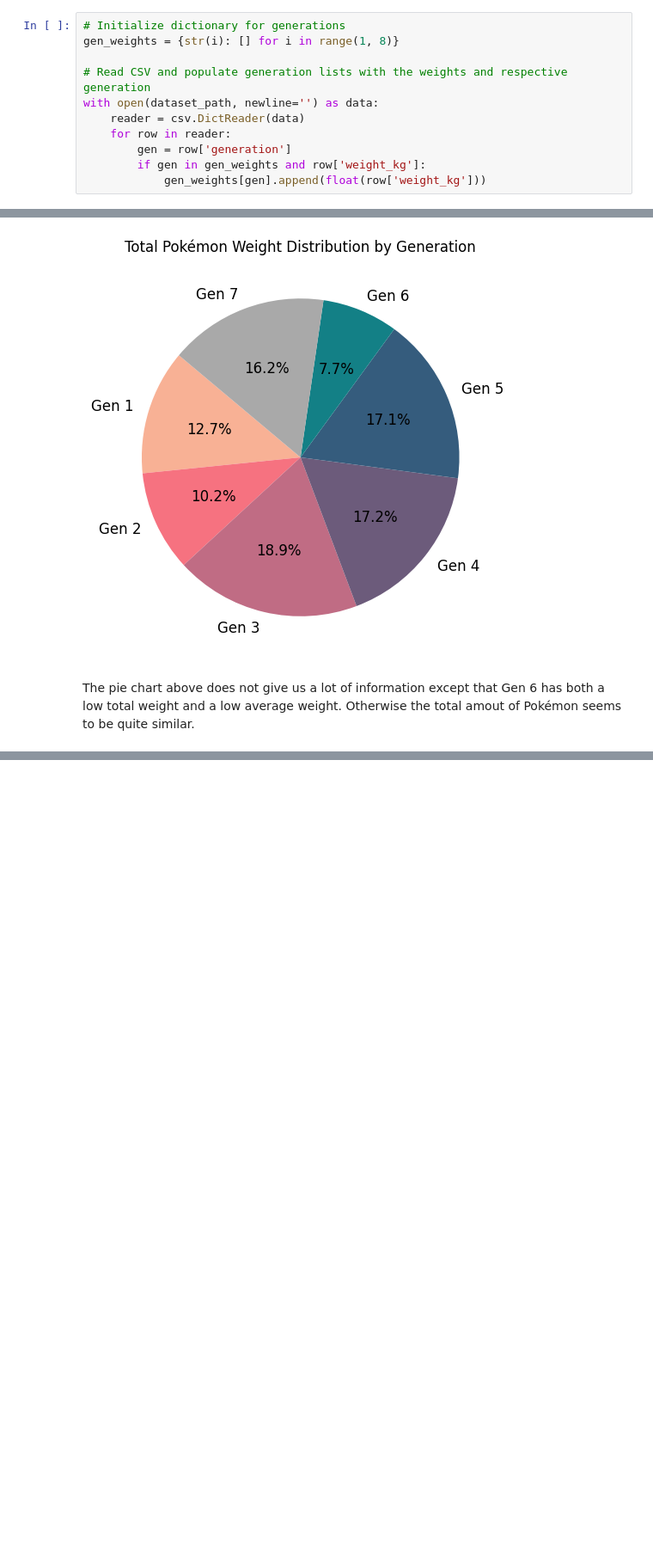
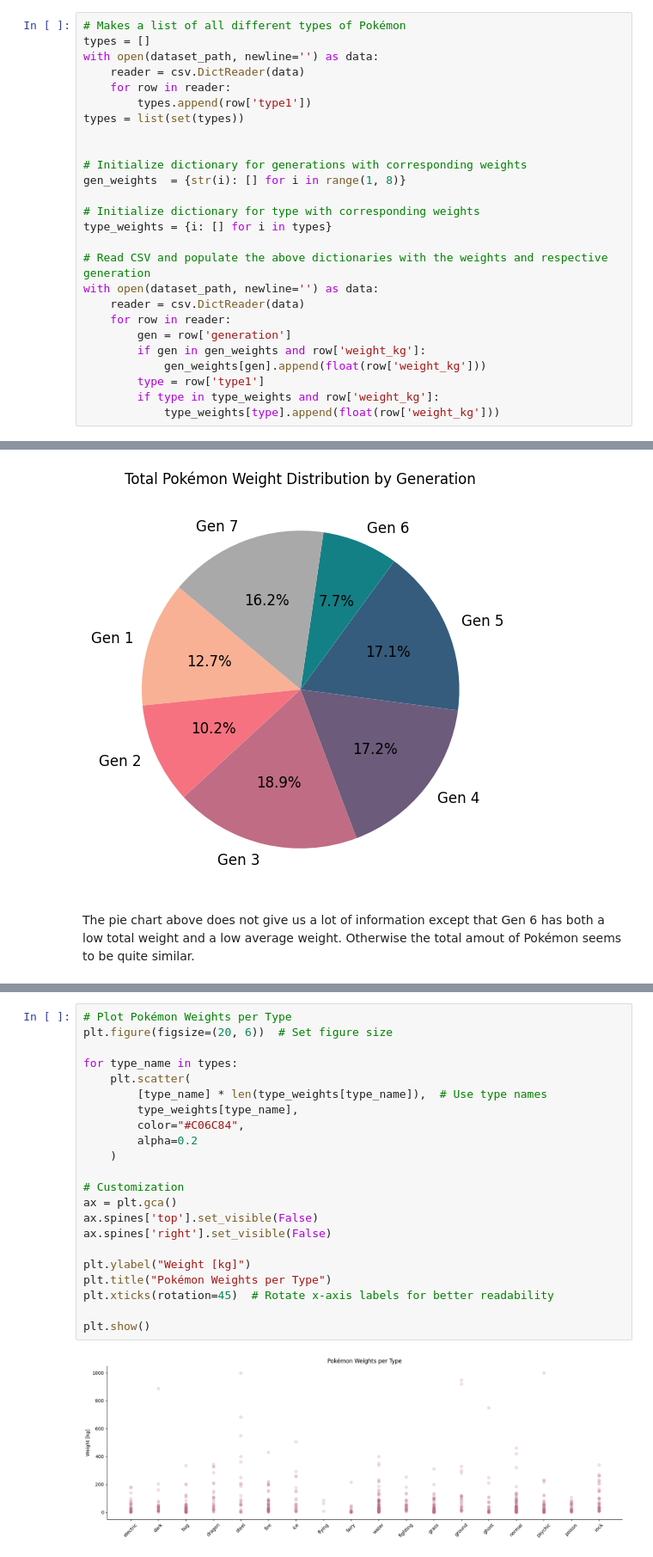
Before and after one commit to ylvao/HEL-8048, a Jupyter notebook: exam.ipynb, the cells around one changed output, grey strips where cells are left out. Shown: that part at 86% size. Drawn from its saved outputs; the diff is of its cells as text; blank space fills up the shorter version.

```diff
--- a/exam.ipynb
+++ b/exam.ipynb
@@ -21,16 +23,31 @@ dataset_path = kagglehub.dataset_download('rounakbanik/pokemon', path='pokemon.c
 # %% [output]
 Warning: Looks like you're using an outdated `kagglehub` version (installed: 0.3.7), please consider upgrading to the latest version (0.3.10).
 # %%
-# Initialize dictionary for generations
-gen_weights = {str(i): [] for i in range(1, 8)}
+# Makes a list of all different types of Pokémon
+types = []
+with open(dataset_path, newline='') as data:
+    reader = csv.DictReader(data)
+    for row in reader:
+        types.append(row['type1'])
+types = list(set(types))
 
-# Read CSV and populate generation lists with the weights and respective generation
+
+# Initialize dictionary for generations with corresponding weights
+gen_weights  = {str(i): [] for i in range(1, 8)}
+
+# Initialize dictionary for type with corresponding weights
+type_weights = {i: [] for i in types}
+
+# Read CSV and populate the above dictionaries with the weights and respective generation
 with open(dataset_path, newline='') as data:
     reader = csv.DictReader(data)
     for row in reader:
         gen = row['generation']
         if gen in gen_weights and row['weight_kg']:
             gen_weights[gen].append(float(row['weight_kg']))
+        type = row['type1']
+        if type in type_weights and row['weight_kg']:
+            type_weights[type].append(float(row['weight_kg']))
 # %% [markdown]
 ## Scatter Plot of all Weights
 # %%
@@ -228,0 +273,24 @@ The pie chart above does not give us a lot of information except that Gen 6 has
+# %%
+# Plot Pokémon Weights per Type
+plt.figure(figsize=(20, 6))  # Set figure size
+
+for type_name in types:
+    plt.scatter(
+        [type_name] * len(type_weights[type_name]),  # Use type names
+        type_weights[type_name],
+        color="#C06C84",
+        alpha=0.2
+    )
+
+# Customization
+ax = plt.gca()
+ax.spines['top'].set_visible(False)
+ax.spines['right'].set_visible(False)
+
+plt.ylabel("Weight [kg]")
+plt.title("Pokémon Weights per Type")
+plt.xticks(rotation=45)  # Rotate x-axis labels for better readability
+
+plt.show()
+# %% [output]
+[figure, added]
```
Also changed, not shown: parts of 8 cells of this notebook, 1 other file.
